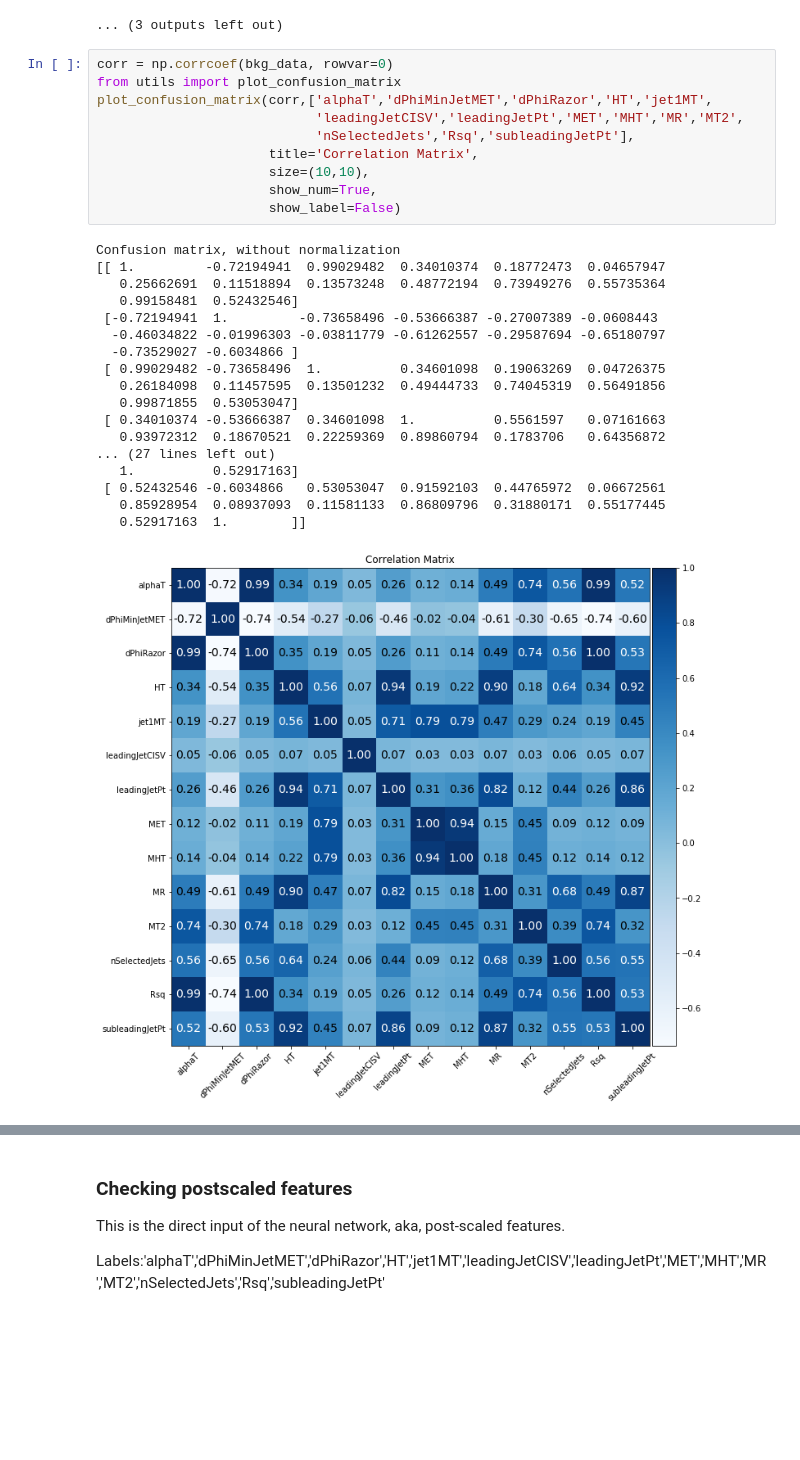
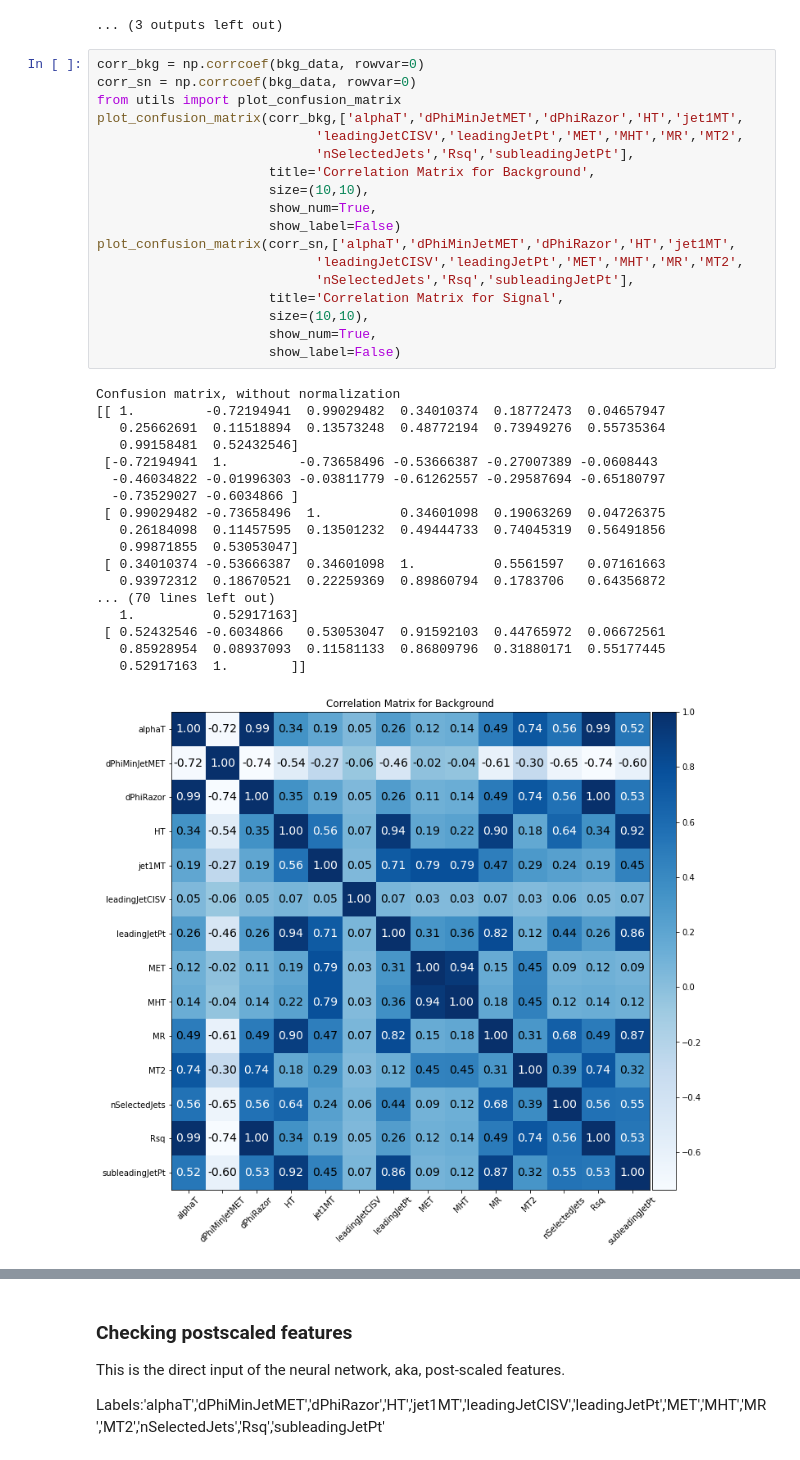
Before and after one commit to RazorCMS/DeepAnalyzer, a Jupyter notebook: keras/Visualization.ipynb, the cells around one changed output, grey strips where cells are left out. Cells and saved outputs as stored; diff of their text form; blank space fills up the shorter version.

```diff
--- a/keras/Visualization.ipynb
+++ b/keras/Visualization.ipynb
@@ -61,31 +61,39 @@ data.close()
 [figure]
 ... (3 outputs left out)
 # %%
-corr = np.corrcoef(bkg_data, rowvar=0)
+corr_bkg = np.corrcoef(bkg_data, rowvar=0)
+corr_sn = np.corrcoef(bkg_data, rowvar=0)
 from utils import plot_confusion_matrix
-plot_confusion_matrix(corr,['alphaT','dPhiMinJetMET','dPhiRazor','HT','jet1MT',
+plot_confusion_matrix(corr_bkg,['alphaT','dPhiMinJetMET','dPhiRazor','HT','jet1MT',
                             'leadingJetCISV','leadingJetPt','MET','MHT','MR','MT2',
                             'nSelectedJets','Rsq','subleadingJetPt'],
-                      title='Correlation Matrix',
+                      title='Correlation Matrix for Background',
                       size=(10,10),
                       show_num=True,
                       show_label=False)
+plot_confusion_matrix(corr_sn,['alphaT','dPhiMinJetMET','dPhiRazor','HT','jet1MT',
+                            'leadingJetCISV','leadingJetPt','MET','MHT','MR','MT2',
+                            'nSelectedJets','Rsq','subleadingJetPt'],
+                      title='Correlation Matrix for Signal',
+                      size=(10,10),
+                      show_num=True,
+                      show_label=False)
 # %% [output]
 Confusion matrix, without normalization
 [[ 1.         -0.72194941  0.99029482  0.34010374  0.18772473  0.04657947
    0.25662691  0.11518894  0.13573248  0.48772194  0.73949276  0.55735364
    0.99158481  0.52432546]
  [-0.72194941  1.         -0.73658496 -0.53666387 -0.27007389 -0.0608443
   -0.46034822 -0.01996303 -0.03811779 -0.61262557 -0.29587694 -0.65180797
   -0.73529027 -0.6034866 ]
  [ 0.99029482 -0.73658496  1.          0.34601098  0.19063269  0.04726375
    0.26184098  0.11457595  0.13501232  0.49444733  0.74045319  0.56491856
    0.99871855  0.53053047]
  [ 0.34010374 -0.53666387  0.34601098  1.          0.5561597   0.07161663
    0.93972312  0.18670521  0.22259369  0.89860794  0.1783706   0.64356872
-... (27 lines left out)
+... (70 lines left out)
    1.          0.52917163]
  [ 0.52432546 -0.6034866   0.53053047  0.91592103  0.44765972  0.06672561
    0.85928954  0.08937093  0.11581133  0.86809796  0.31880171  0.55177445
    0.52917163  1.        ]]
-[figure, old version]
+[figure, new version]
```
Also changed, not shown: parts of 6 cells of this notebook.
